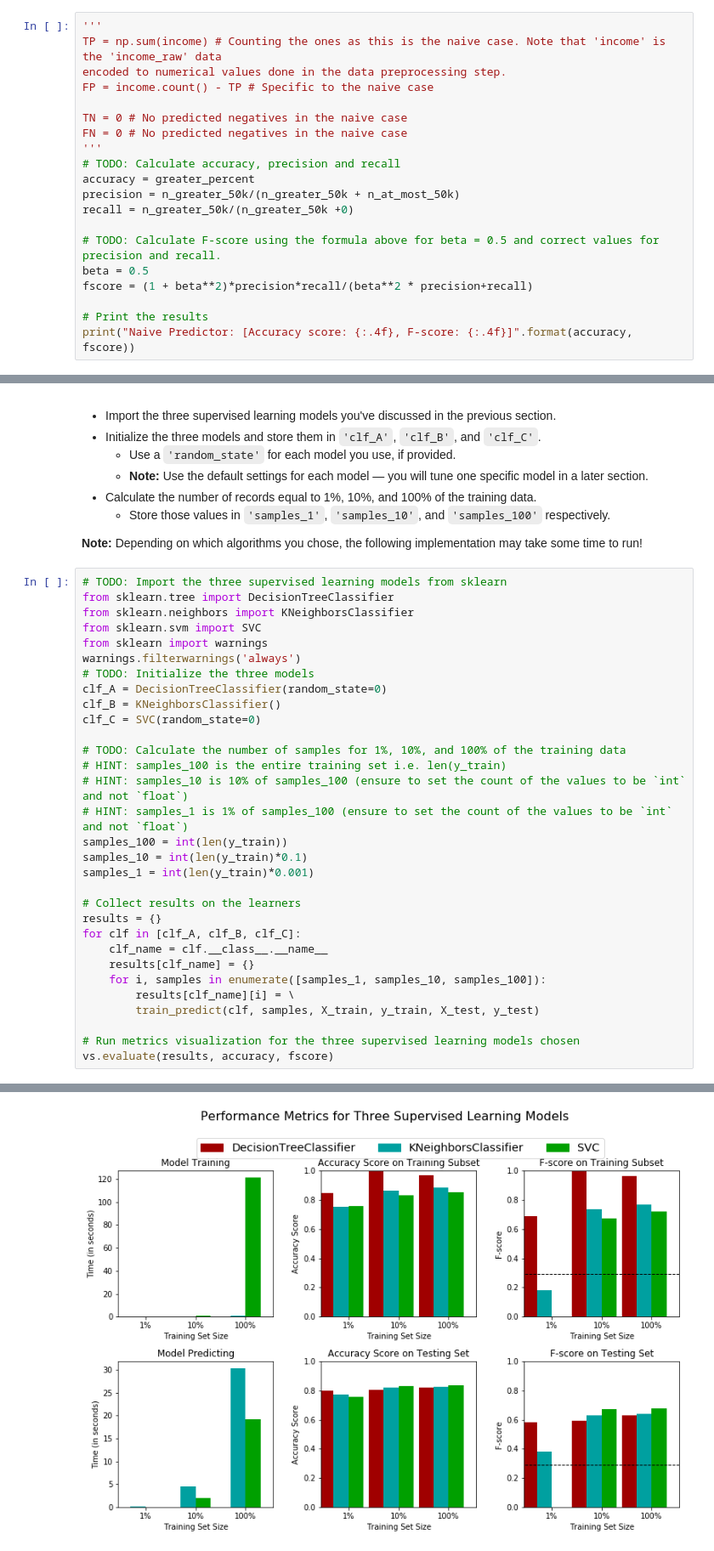
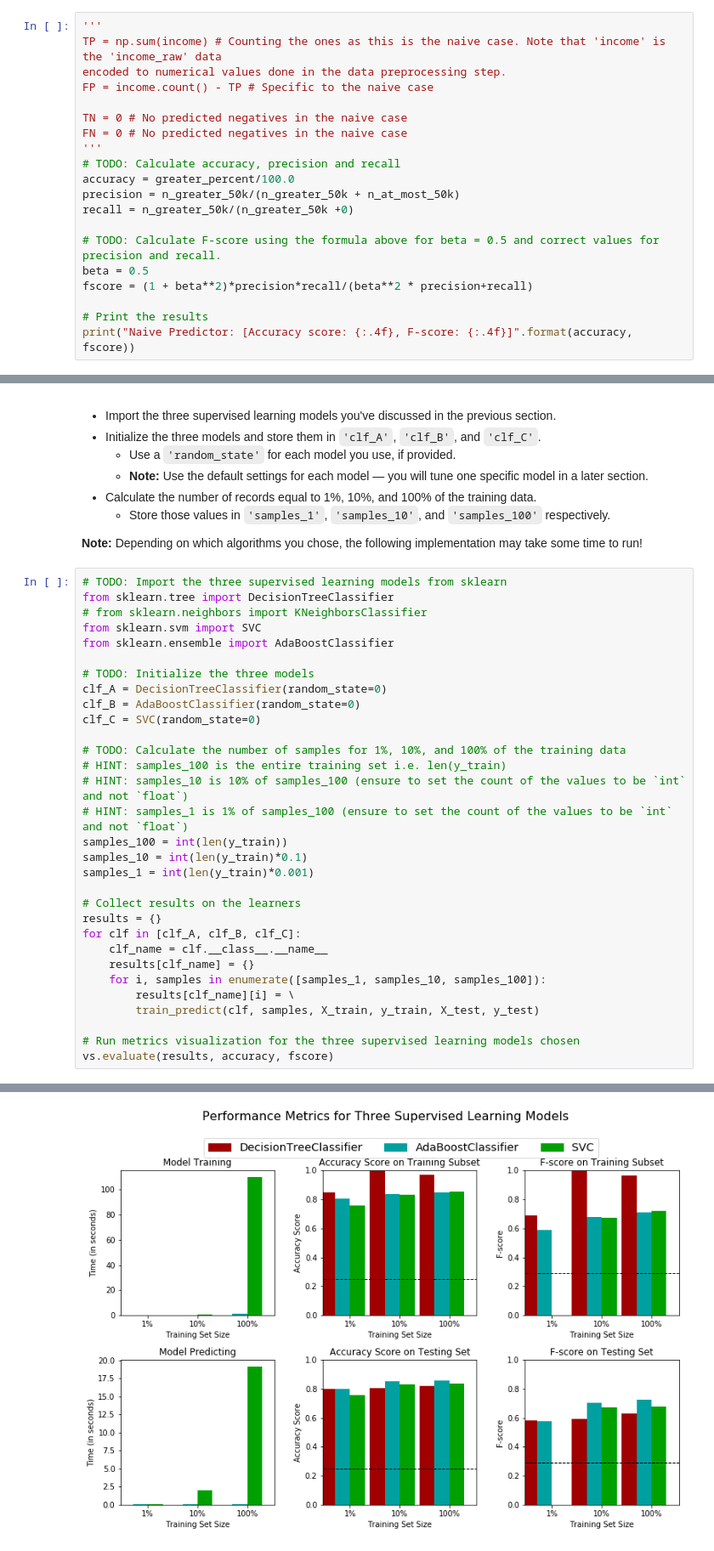
Before and after one commit to AhmedMahmoudRizk/Machine-Learning-Nanodegree, a Jupyter notebook: projects/finding_donors/finding_donors.ipynb, the cells around one changed output, grey strips where cells are left out. Shown: that part at 85% size. Cells and saved outputs as stored; diff of their text form.

```diff
--- a/projects/finding_donors/finding_donors.ipynb
+++ b/projects/finding_donors/finding_donors.ipynb
@@ -246,7 +246,7 @@ TN = 0 # No predicted negatives in the naive case
 FN = 0 # No predicted negatives in the naive case
 '''
 # TODO: Calculate accuracy, precision and recall
-accuracy = greater_percent
+accuracy = greater_percent/100.0
 precision = n_greater_50k/(n_greater_50k + n_at_most_50k)
 recall = n_greater_50k/(n_greater_50k +0)
 
@@ -389,13 +383,13 @@ In the code cell, you will need to implement the following:
 # %%
 # TODO: Import the three supervised learning models from sklearn
 from sklearn.tree import DecisionTreeClassifier
-from sklearn.neighbors import KNeighborsClassifier
+# from sklearn.neighbors import KNeighborsClassifier
 from sklearn.svm import SVC
-from sklearn import warnings
-warnings.filterwarnings('always')
+from sklearn.ensemble import AdaBoostClassifier
+
 # TODO: Initialize the three models
 clf_A = DecisionTreeClassifier(random_state=0)
-clf_B = KNeighborsClassifier()
+clf_B = AdaBoostClassifier(random_state=0)
 clf_C = SVC(random_state=0)
 
 # TODO: Calculate the number of samples for 1%, 10%, and 100% of the training data
@@ -427,7 +421,7 @@ KNeighborsClassifier trained on 36177 samples.
 SVC trained on 36 samples.
 SVC trained on 3617 samples.
 SVC trained on 36177 samples.
-[figure, old version]
+[figure, new version]
 # %% [markdown]
 ----
 ## Improving Results
```
Also changed, not shown: parts of 11 cells of this notebook, 1 other file.
